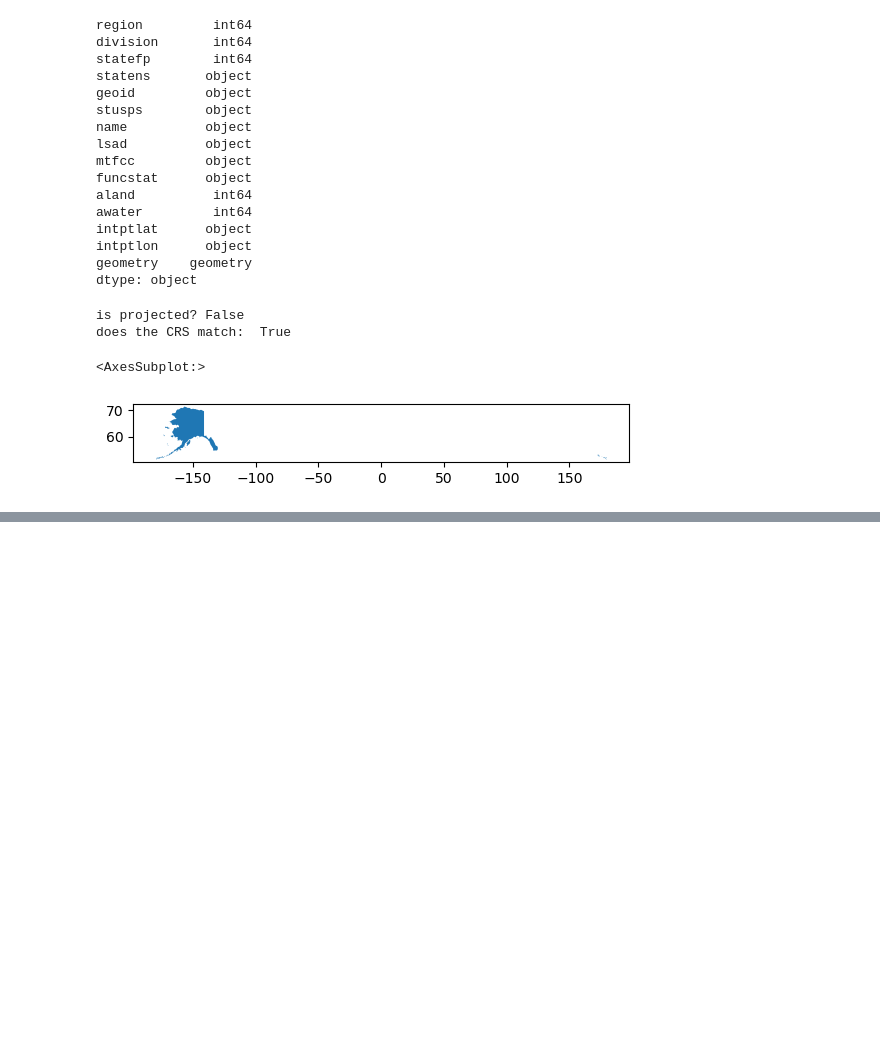
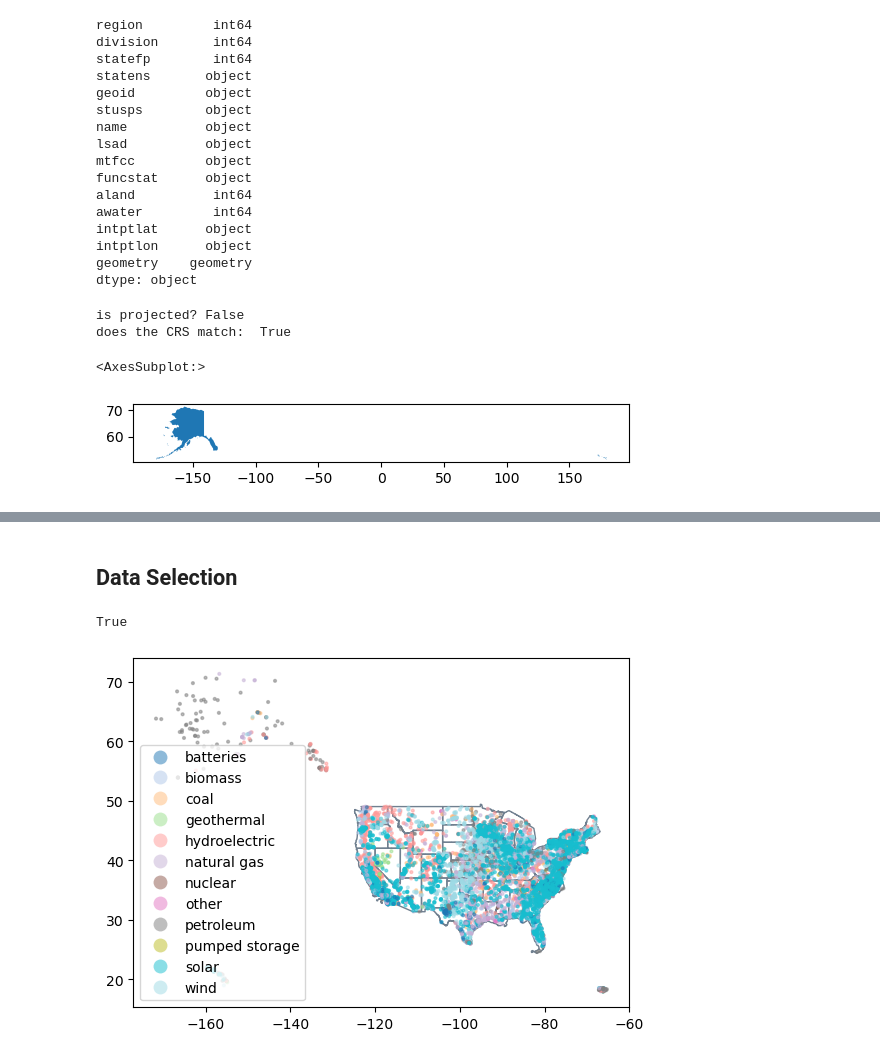
Before and after one commit to hazelvaq/week-5-eds220, a Jupyter notebook: setting_CRS_on_csv.ipynb, the cells around one changed output, grey strips where cells are left out. Saved outputs shown, nothing was run; the diff lists cells and outputs as text; code cells hidden in the pictures; blank space fills up the shorter version.

```diff
--- a/setting_CRS_on_csv.ipynb
+++ b/setting_CRS_on_csv.ipynb
@@ -153,3 +136,35 @@ states[states.region>4]
 | 36 | 9 | 0 | 66 | 01802705 | 66 | GU | Guam | 00 | G4000 | A | 543555849 | ... |
 | 41 | 9 | 0 | 60 | 01802701 | 60 | AS | American Samoa | 00 | G4000 | A | 197759069 | ... |
 | 49 | 9 | 0 | 72 | 01779808 | 72 | PR | Puerto Rico | 00 | G4000 | A | 8869029522 | ... |
+# %% [markdown]
+## Data Selection
+# %%
+states = states[(states.region!=9) & (~states.statefp.isin([2,15]))]
+power_plants = power_plants[~power_plants.state.isin(['Puerto Rico','Hawaii','Alaska'])]
+# %%
+# all the power plants that do not have puerto rico, Hawaii, Alaska
+# We use ~ instead of explanation !(for numbers not equal)
+power_plants = power_plants[~power_plants.isin(['Puerto Rico','Hawaii','Alaska'])]
+# %%
+states.crs ==power_plants.crs
+# %% [output]
+True
+# %%
+fig, ax = plt.subplots()
+
+# add states
+states.plot(ax=ax,
+            color='none',
+            edgecolor = 'slategray')
+
+# add electric power plants colored by energy source
+power_plants.plot(ax=ax,
+                  column='primsource', # color points according to primsource value
+                  legend=True,    # add legend
+                  markersize = 4, # adjust point size
+                  cmap='tab20', # this color map has 20 different colors
+                  alpha=0.5)
+
+plt.show()
+# %% [output]
+[figure, added]
```
Also changed, not shown: parts of 2 cells of this notebook.
